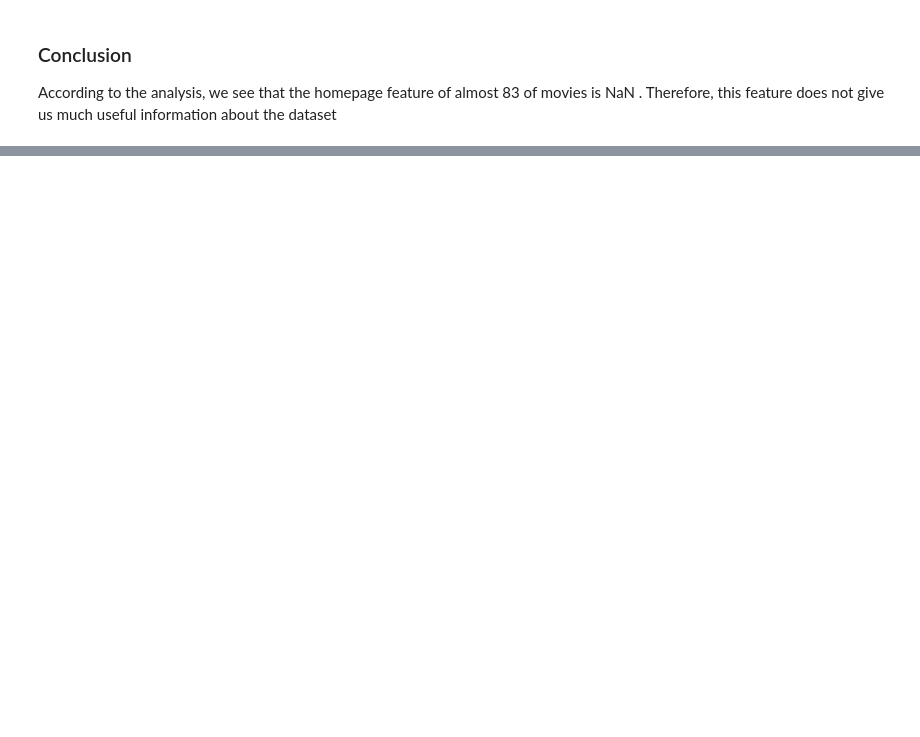
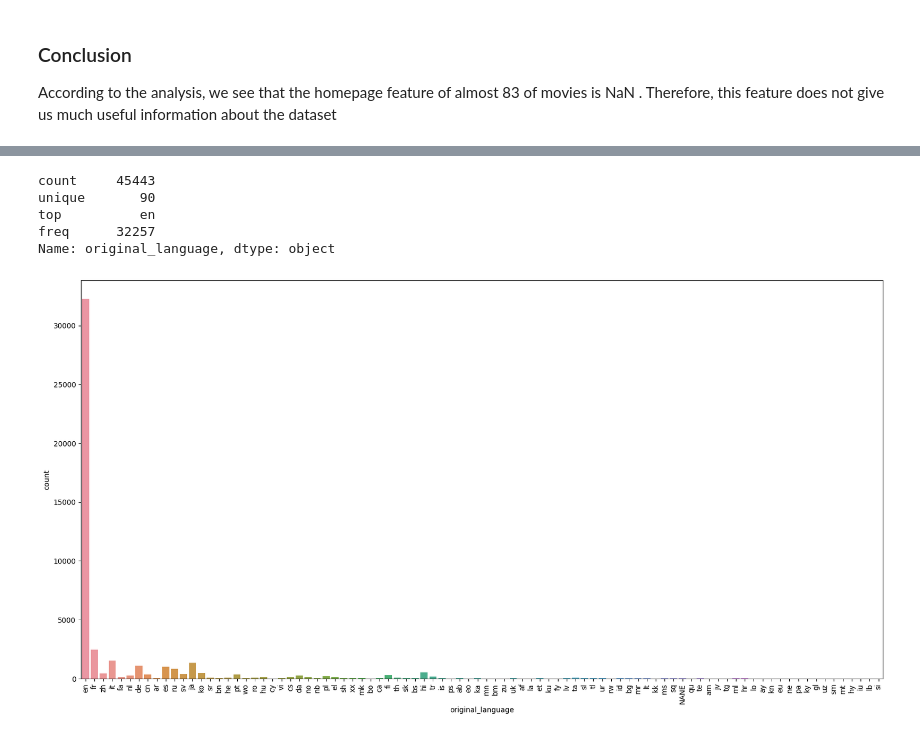
Before and after one commit to MohammadRouintan/Movie-Recommender-System, a Jupyter notebook: MovieMetadataEDA.ipynb, the cells around one changed output, grey strips where cells are left out. Drawn from its saved outputs; the diff is of its cells as text; code cells hidden in the pictures; blank space fills up the shorter version.

```diff
--- a/MovieMetadataEDA.ipynb
+++ b/MovieMetadataEDA.ipynb
@@ -208,3 +208,6 @@ movies['homepage'].isna().sum()
 movies['homepage'].isna().sum()/len(movies['homepage']) * 100
 # %% [output]
 82.88845366723147
+# %%
+movies.drop(columns=['homepage'], inplace=True)
+movies.shape
@@ -213,0 +236,15 @@ According to the analysis, we see that the homepage feature of almost 83 of movi
+# %%
+movies['original_language'].describe()
+# %% [output]
+count     45443
+unique       90
+top          en
+freq      32257
+Name: original_language, dtype: object
+# %%
+plt.figure(figsize=(20, 10))
+sns.countplot(x=movies['original_language'])
+plt.xticks(rotation=90)
+plt.show()
+# %% [output]
+[figure, added]
```
Also changed, not shown: parts of 16 cells of this notebook.
